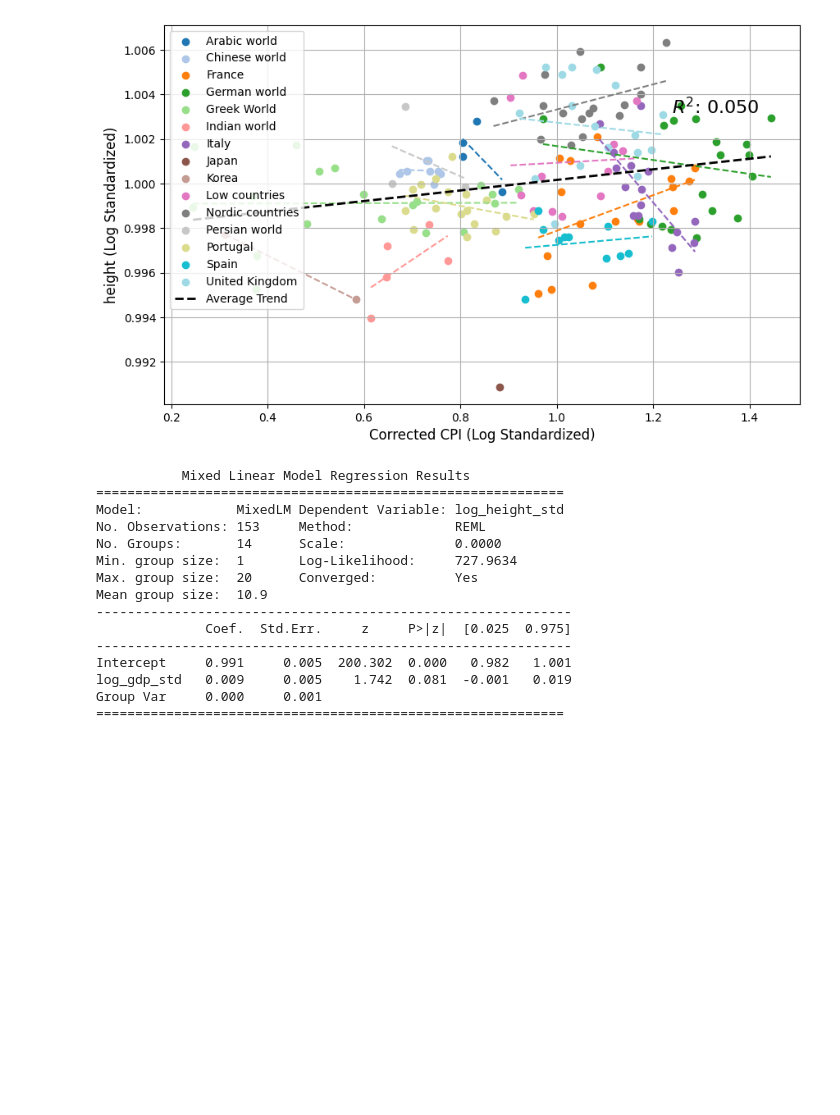
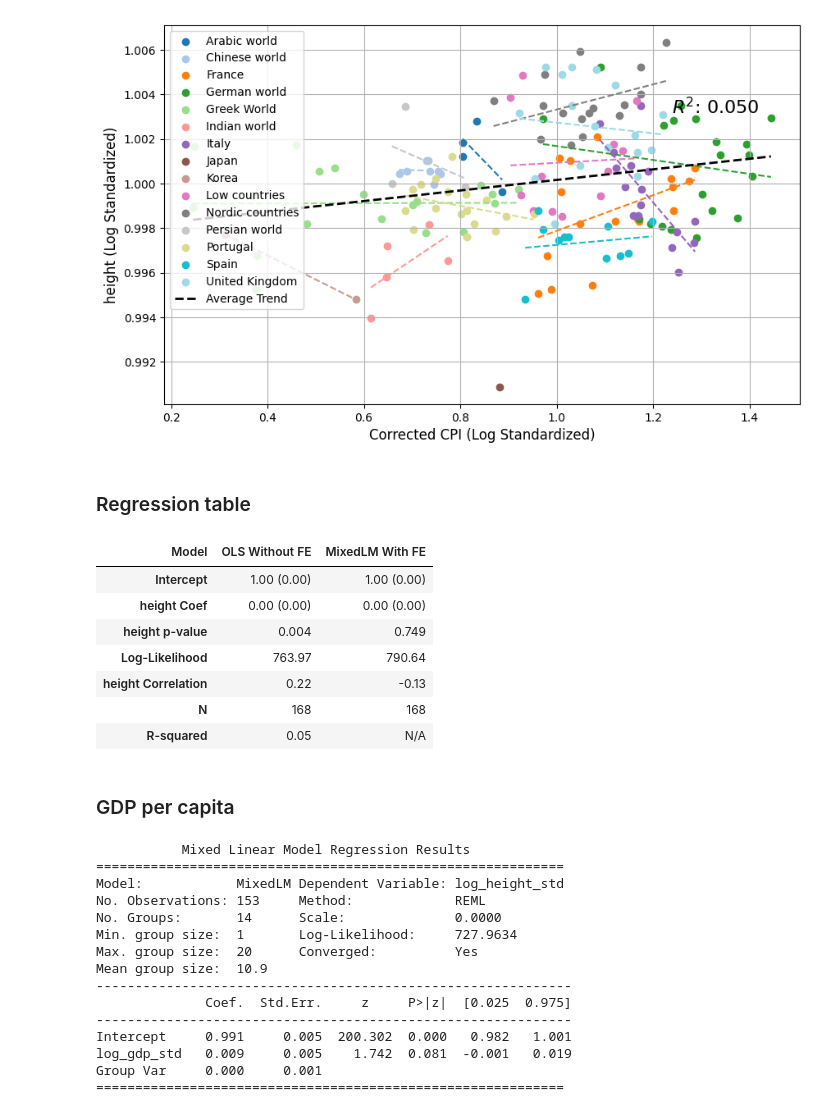
Before and after one commit to charlesdedampierre/cultura, a Jupyter notebook: 11 - height.ipynb, the cells around one changed output. Saved outputs shown, nothing was run; the diff lists cells and outputs as text; code cells hidden in the pictures; blank space fills up the shorter version.

Commit message:
create regression table

```diff
--- a/11 - height.ipynb
+++ b/11 - height.ipynb
@@ -317,6 +317,70 @@ plt.figtext(0.85, 0.7, f'$R^2$: {r_squared:.3f}', ha='right', fontsize=16)
 plt.show()
 # %% [output]
 [figure]
+# %% [markdown]
+### Regression table
+# %%
+import matplotlib.pyplot as plt
+import pandas as pd
+
+
+# Assuming the dataframe 'df_ols' is correctly set up from previous examples and ready to use
+# Fit Mixed Effects Model (with region as a random effect)
+mixed_model = smf.mixedlm(f"log_{var}_std ~ N_est_log_std", df_ols, groups=df_ols["region_name"])
+result_mixed = mixed_model.fit()
+
+# Fit OLS Model (without fixed effects)
+ols_model = smf.ols(f"log_{var}_std ~ N_est_log_std", df_ols)
+result_ols = ols_model.fit()
+
+
+# Calculate the correlation coefficient for the OLS model (without fixed effects)
+correlation_ols = df_ols['N_est_log_std'].corr(df_ols[f"log_{var}_std"])
+
+# Calculate correlation coefficients for each group in the mixed effects model and take the average
+grouped = df_ols.groupby('region_name')
+correlation_mixed = grouped.apply(lambda g: g['N_est_log_std'].corr(g[f"log_{var}_std"])).mean()
+
+
+# Calculate R-squared for OLS model
+r_squared_ols = result_ols.rsquared
+
+
+full_var = f"log_{var}_std"
+
+# Assuming the model results and other variables (correlation_ols, correlation_mixed, etc.) are already available
+results_df = pd.DataFrame({
+    'Model': ['OLS Without FE', 'MixedLM With FE'],
+    'Intercept': [f"{result_ols.params['Intercept']:.2f} ({result_ols.bse['Intercept']:.2f})",
+                  f"{result_mixed.params['Intercept']:.2f} ({result_mixed.bse['Intercept']:.2f})"],
+    f'{var} Coef': [f"{result_ols.params['N_est_log_std']:.2f} ({result_ols.bse['N_est_log_std']:.2f})",
+                 f"{result_mixed.params['N_est_log_std']:.2f} ({result_mixed.bse['N_est_log_std']:.2f})"],
+    f'{var} p-value': [f"{result_ols.pvalues['N_est_log_std']:.3f}", f"{result_mixed.pvalues['N_est_log_std']:.3f}"],
+    'Log-Likelihood': [f"{result_ols.llf:.2f}", f"{result_mixed.llf:.2f}"],
+    f'{var} Correlation': [f"{correlation_ols:.2f}", f"{correlation_mixed:.2f}"],
+    'N': [f"{result_ols.nobs:.0f}", f"{result_mixed.nobs:.0f}"],
+    'R-squared': [f"{result_ols.rsquared:.2f}", "N/A"]
+})
+
+# Transpose the DataFrame for the desired format
+results_df = results_df.T
+results_df.columns = results_df.iloc[0]  # Set the first row as column headers
+results_df = results_df[1:]  # Remove the first row as it's now redundant
+
+results_df.to_csv(f'df_indicators_hdi/regression_table_{var}.csv')
+
+results_df
+# %% [output]
+| Model | OLS Without FE | MixedLM With FE |
+| Intercept | 1.00 (0.00) | 1.00 (0.00) |
+| height Coef | 0.00 (0.00) | 0.00 (0.00) |
+| height p-value | 0.004 | 0.749 |
+| Log-Likelihood | 763.97 | 790.64 |
+| height Correlation | 0.22 | -0.13 |
+| N | 168 | 168 |
+| R-squared | 0.05 | N/A |
+# %% [markdown]
+### GDP per capita
 # %%
 df_gdp = pd.read_csv("other_data/gdp_weighted_pop_decade.csv")
 df_gdp = df_gdp.rename(columns={"region": "region_name", "decade":"year",'gdp_pc_weighted':'gdp_per_capita'})
```
Also changed, not shown: 18 other files.
